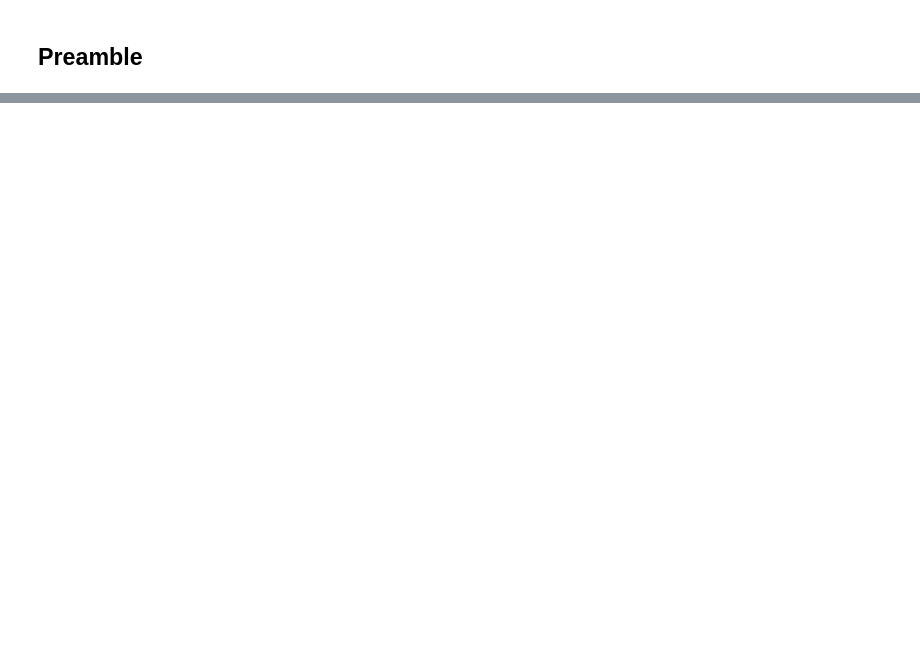
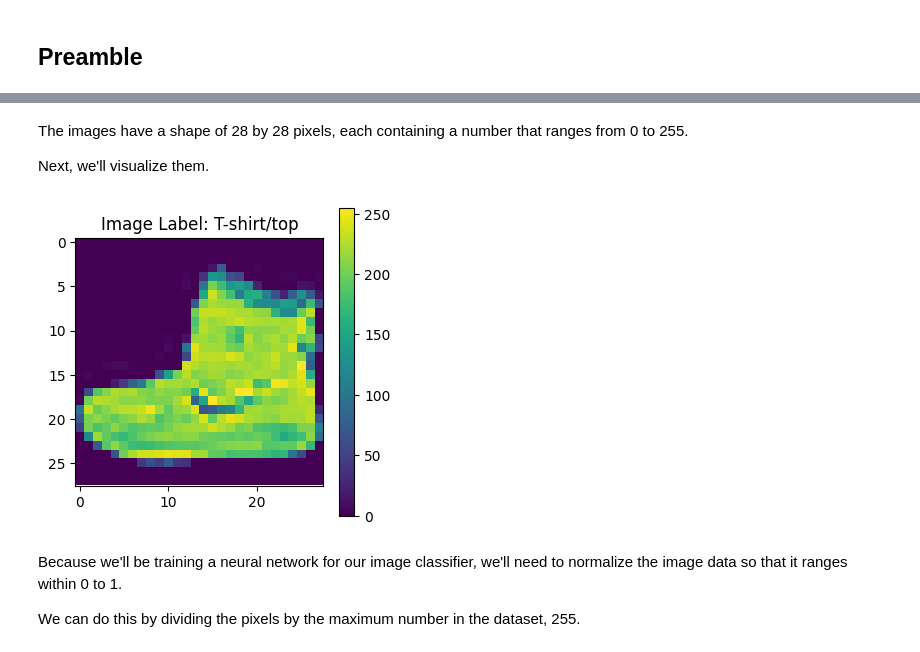
Before and after one commit to Eug-Chua/Image-Classifier-Fashion-MNIST, a Jupyter notebook: ccn_classifier.ipynb, the cells around one changed output, grey strips where cells are left out. Saved outputs shown, nothing was run; the diff lists cells and outputs as text; code cells hidden in the pictures; blank space fills up the shorter version.

Commit message:
Added preamble and data exploration

```diff
--- a/ccn_classifier.ipynb
+++ b/ccn_classifier.ipynb
@@ -42,0 +88,21 @@ assert y_test.shape == (10000,)
+# %% [markdown]
+The images have a shape of 28 by 28 pixels, each containing a number that ranges from 0 to 255.
+
+Next, we'll visualize them.
+# %%
+# helper function to display individual image
+def show_indiv_image(df, idx, label_idx, cmap=None):
+    plt.figure(figsize=(4,4))
+    plt.imshow(df[idx], cmap=cmap)
+    plt.colorbar()
+    plt.grid(False)
+    plt.title(f'Image Label: {class_names[label_idx]}')
+    plt.show()
+# %%
+show_indiv_image(x_train, 0, 0)
+# %% [output]
+[figure, added]
+# %% [markdown]
+Because we'll be training a neural network for our image classifier, we'll need to normalize the image data so that it ranges within 0 to 1.
+
+We can do this by dividing the pixels by the maximum number in the dataset, 255.
```
Also changed, not shown: parts of 12 cells of this notebook.
